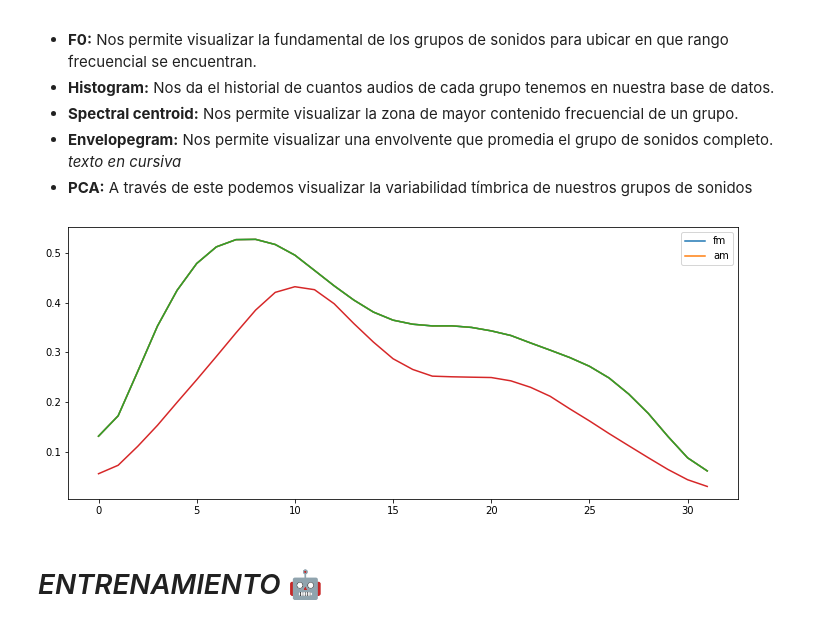
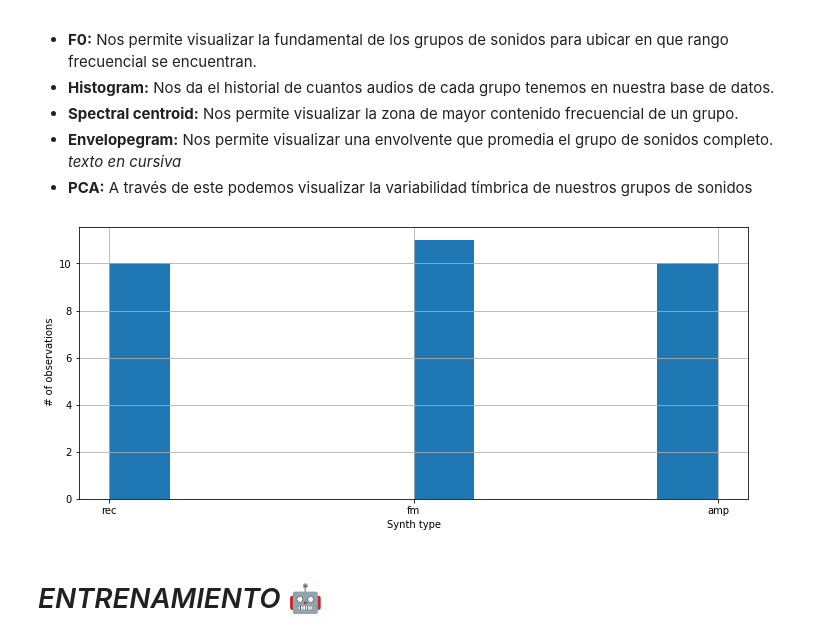
Before and after one commit to mezaga/ACIML-prototype, a Jupyter notebook: ACIML_prototype_lab.ipynb, the cells around one changed output. Saved outputs shown, nothing was run; the diff lists cells and outputs as text; code cells hidden in the pictures.

```diff
--- a/ACIML_prototype_lab.ipynb
+++ b/ACIML_prototype_lab.ipynb
@@ -727,7 +825,7 @@ for key, value in update_sliders.items():
   dframes.append(DATA[DATA['gid'] == key].reset_index().iloc[0: value.value])
   #print(key + str(value))
   DATA_filt = pd.concat(dframes).reset_index()
-audiotracks = dict(zip(DATA_filt['id'],DATA_filt['id'].index))
+audiotracks = dict(zip(DATA_filt['id'], DATA_filt['id'].index))
 DATA_filt
 '''
 def id_gen(df):
@@ -749,7 +847,7 @@ ids = list(DATA_filt['id'])
 
 #ids = id_gen(DATA_filt)
 
-audio_viz = 'Envelopegram' #@param ['PCA','F0', 'Histogram','Spectral centroid', 'Envelopegram']
+audio_viz = 'Histogram' #@param ['PCA','F0', 'Histogram','Spectral centroid', 'Envelopegram']
 #fig, ax = plt.subplots()
 plt.figure(figsize = [12,5])
 #fig.set_size_inches([12,5])
@@ -776,42 +874,41 @@ if audio_viz == 'PCA':
   counter = 0
   cu = 0
 
   for s_values in update_sliders.items():
     if s_values[1].value != 0:
   #for key, value in update_sliders.items():
     #print(key,value)
       ax.scatter(X_PCA[counter: counter + s_values[1].value, 0],
                 X_PCA[counter: counter + s_values[1].value, 1],
                 cmap= 10,
                 label = key)
       counter += s_values[1].value
       cu += 1
     ax.set_title('PCA')
     plt.xticks([])
     plt.yticks([])
     ax.legend(DATA_filt['gid'].drop_duplicates())
 
 if audio_viz == 'Spectral centroid':
   ax = plt.subplot(1,1,1)
   ax.set_xlabel("Frequencies")
   ax.set_ylabel("Groups")
   ax.scatter(x = DATA_filt['sc'],y = DATA_filt['gid'], cmap= 10)
   plt.show()
 
 if audio_viz == 'Envelopegram':
   ax = plt.subplot(1, 1, 1)
-  t = []
-  for i in update_sliders.items():
-    if i[1].value != 0:
-      rmz = DATA_filt[DATA_filt['gid']== i[0]]
-      t.append(rmz['rms'].mean())
-    for i in t:
-      ax.plot(i)
-      ax.legend(DATA_filt['gid'].drop_duplicates())
+  clases = list(DATA_filt['gid'].drop_duplicates())
+  for clase in clases:
+      ax.plot(DATA_filt[DATA_filt['gid'] == clase]['rms'].mean())
+
+  ax.legend(clases)
+  #plt.yticks('Amplitude')
+  #plt.xticks('Frames')
 
   #plt.show()
 # %% [output]
-[figure, old version]
+[figure, new version]
 # %% [markdown]
 # *ENTRENAMIENTO* 🤖
 # %%
```
Also changed, not shown: parts of 7 cells of this notebook.
